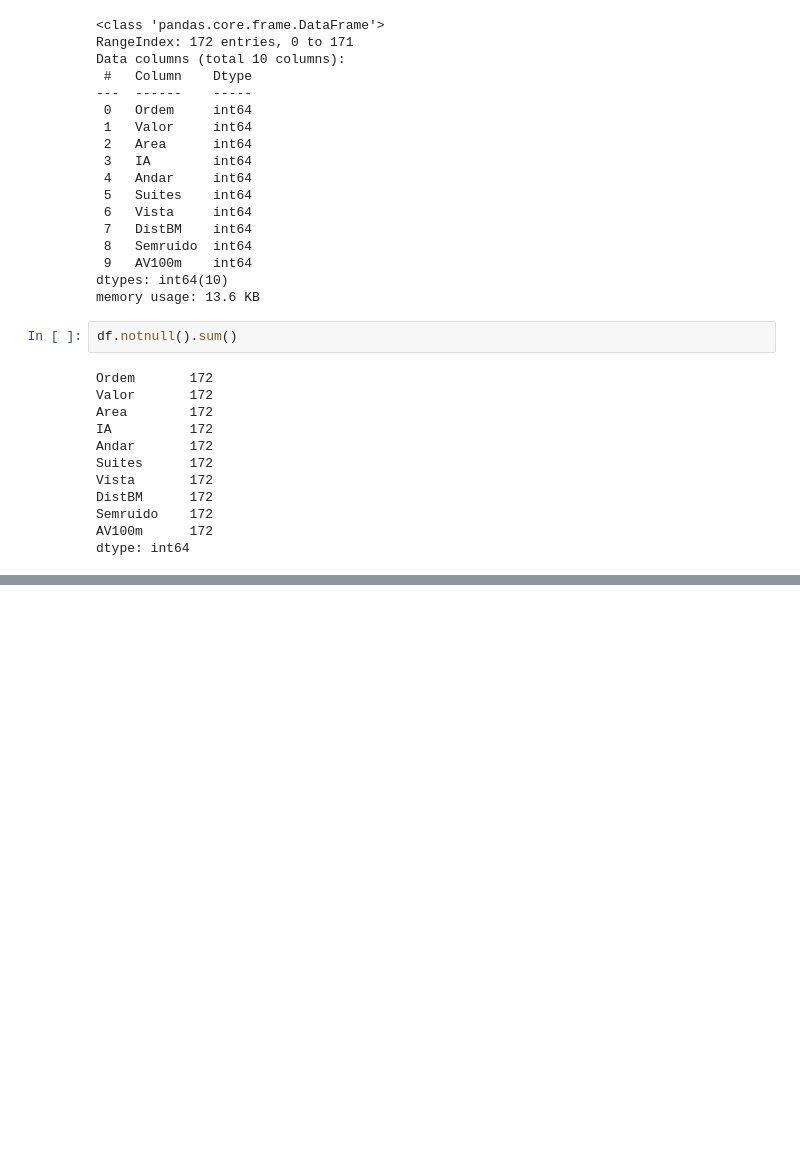
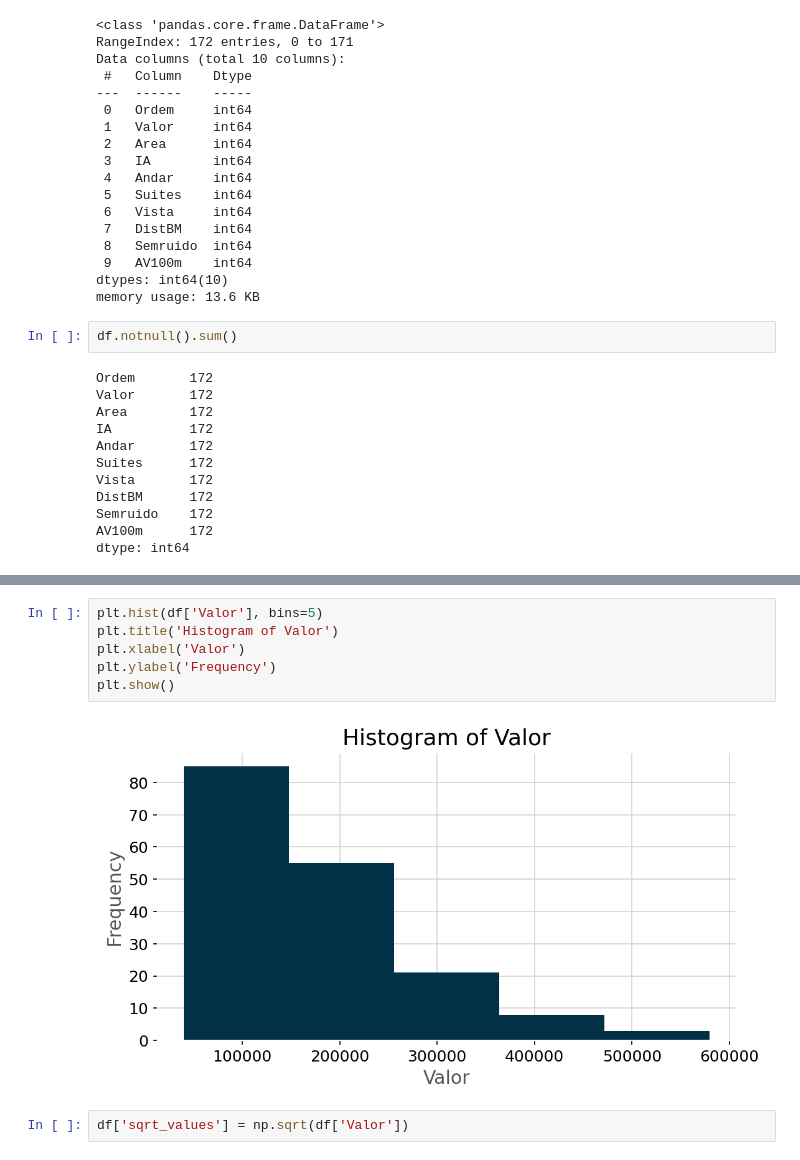
Before and after one commit to janainacazuza/Data-Analytics-FIAP-Pos-Thech, a Jupyter notebook: fase_02/notebooks/exploration/01_Featuring.ipynb, the cells around one changed output, grey strips where cells are left out. Drawn from its saved outputs; the diff is of its cells as text; blank space fills up the shorter version.

```diff
--- a/fase_02/notebooks/exploration/01_Featuring.ipynb
+++ b/fase_02/notebooks/exploration/01_Featuring.ipynb
@@ -319,0 +332,10 @@ np.int64(0)
+# %%
+plt.hist(df['Valor'], bins=5)
+plt.title('Histogram of Valor')
+plt.xlabel('Valor')
+plt.ylabel('Frequency')
+plt.show()
+# %% [output]
+[figure, added]
+# %%
+df['sqrt_values'] = np.sqrt(df['Valor'])
```
Also changed, not shown: parts of 34 cells of this notebook, 1 other file.
